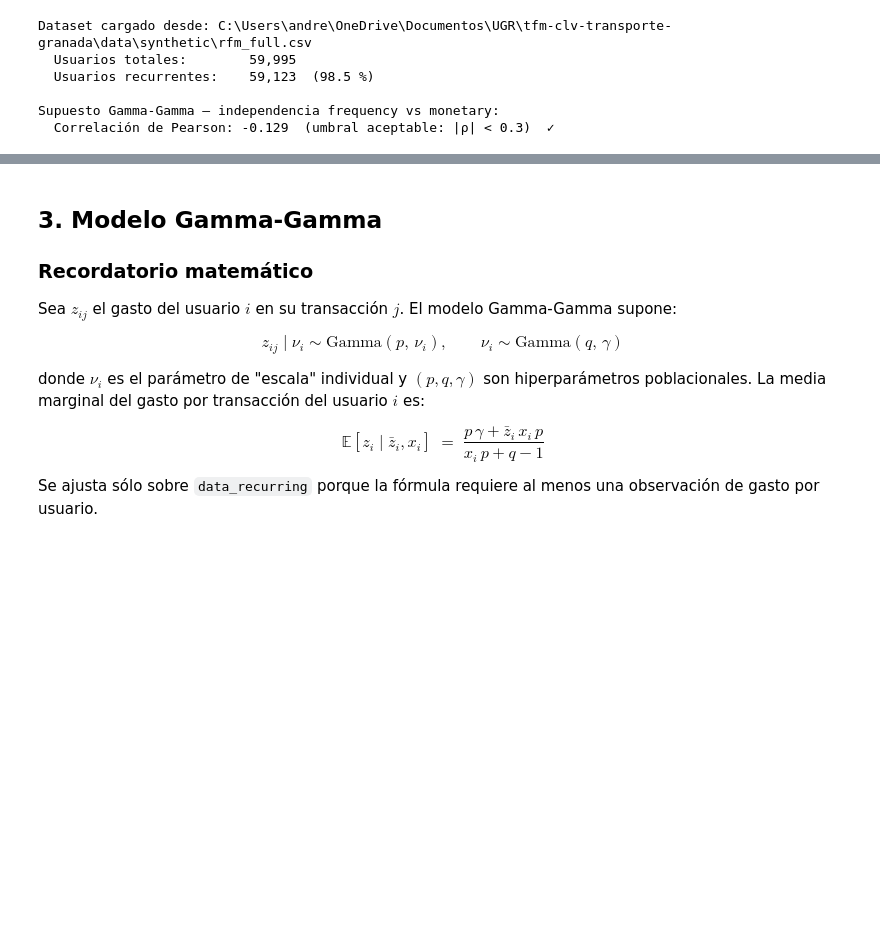
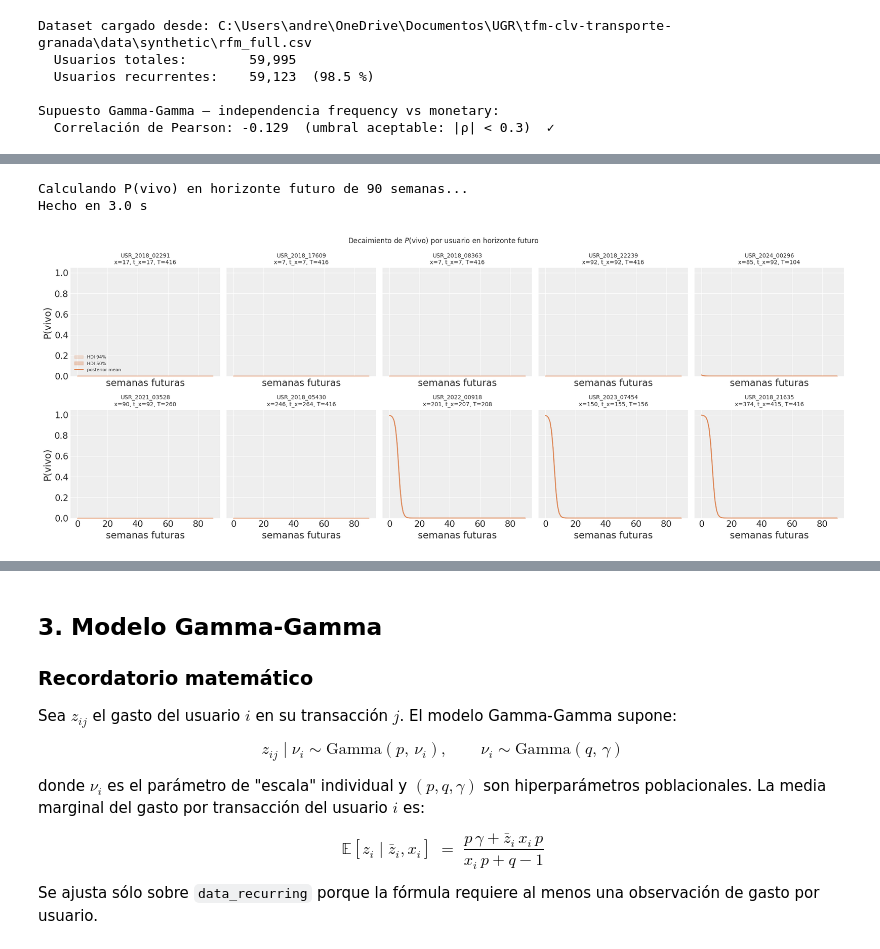
Before and after one commit to Andres-Dala/tfm-clv-transporte-granada, a Jupyter notebook: notebooks/clv_full_analysis.ipynb, the cells around one changed output, grey strips where cells are left out. Saved outputs shown, nothing was run; the diff lists cells and outputs as text; code cells hidden in the pictures; blank space fills up the shorter version.

```diff
--- a/notebooks/clv_full_analysis.ipynb
+++ b/notebooks/clv_full_analysis.ipynb
@@ -263,0 +356,53 @@ Residuos (observado - posterior mediana):
+# %%
+# P(vivo) en función del tiempo: para cada paso t avanzamos el T del usuario
+# bajo el supuesto de que NO ocurren nuevas validaciones — eso modela la
+# erosión natural de la confianza en que sigue activo.
+
+steps = 90
+print(f"Calculando P(vivo) en horizonte futuro de {steps} semanas...")
+t0 = time.time()
+
+p_alive_steps_list = []
+for t in range(0, steps + 1):
+    future_data = sample_customers.copy()
+    future_data["T"] = future_data["T"] + t
+    p_alive_steps_list.append(bgnbd.expected_probability_alive(data=future_data))
+
+p_alive_steps = xr.concat(p_alive_steps_list, dim="future_t").assign_coords(
+    future_t=np.arange(0, steps + 1)
+)
+print(f"Hecho en {time.time()-t0:.1f} s")
+
+fig, axes = plt.subplots(2, 5, figsize=(18, 7), sharex=True, sharey=True)
+for ax, (_, cust) in zip(axes.ravel(), sample_customers.iterrows()):
+    curve = p_alive_steps.sel(customer_id=cust["customer_id"])
+
+    mean = curve.mean(dim=("chain", "draw"))
+    lo94 = curve.quantile(0.03, dim=("chain", "draw"))
+    hi94 = curve.quantile(0.97, dim=("chain", "draw"))
+    lo50 = curve.quantile(0.25, dim=("chain", "draw"))
+    hi50 = curve.quantile(0.75, dim=("chain", "draw"))
+
+    t_grid = np.arange(0, steps + 1)
+    ax.fill_between(t_grid, lo94, hi94, alpha=0.20, color="C1", label="HDI 94%")
+    ax.fill_between(t_grid, lo50, hi50, alpha=0.35, color="C1", label="HDI 50%")
+    ax.plot(t_grid, mean, color="C1", lw=1.5, label="posterior mean")
+
+    ax.set_ylim(0, 1.05)
+    ax.set_title(
+        f"{cust['customer_id']}\nx={cust['frequency']}, "
+        f"t_x={cust['recency']:.0f}, T={cust['T']:.0f}",
+        fontsize=9,
+    )
+    ax.set_xlabel("semanas futuras")
+axes[0, 0].set_ylabel("P(vivo)")
+axes[1, 0].set_ylabel("P(vivo)")
+axes[0, 0].legend(fontsize=7, loc="lower left")
+
+plt.suptitle("Decaimiento de $P(\\text{vivo})$ por usuario en horizonte futuro", fontsize=11)
+plt.tight_layout()
+plt.show()
+# %% [output]
+Calculando P(vivo) en horizonte futuro de 90 semanas...
+Hecho en 3.0 s
+[figure, added]
```
Also changed, not shown: parts of 26 cells of this notebook, 5 other files.
